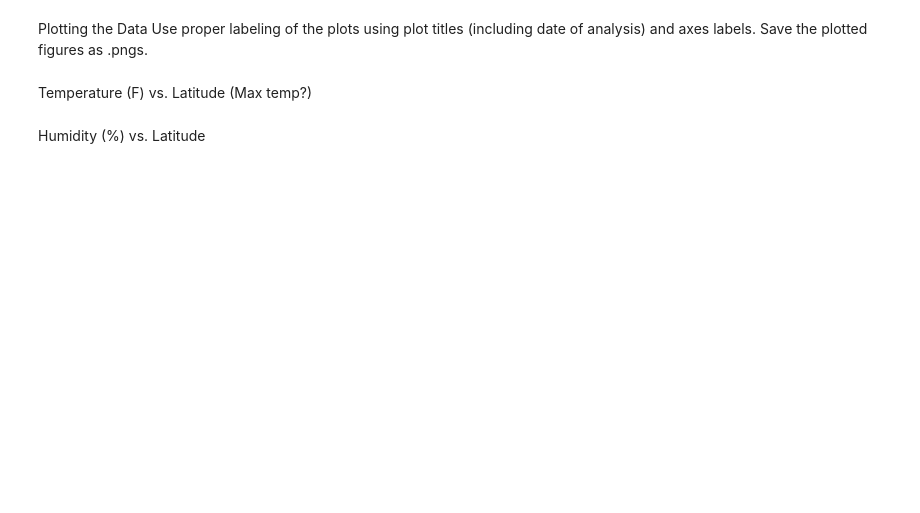
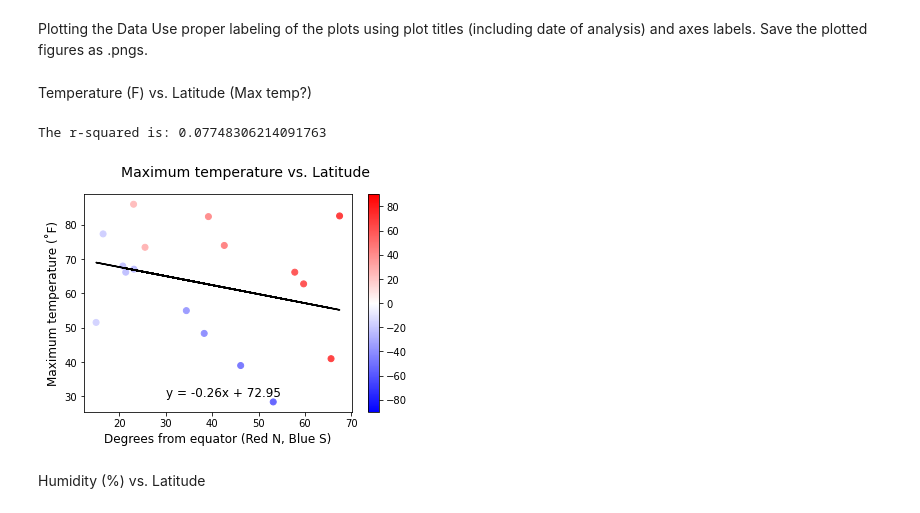
Before and after one commit to bjmacgreg/python-api-challenge, a Jupyter notebook: WeatherPy/WeatherPy.ipynb, the cells around one changed output. Cells and saved outputs as stored; diff of their text form; code cells hidden in the pictures; blank space fills up the shorter version.

```diff
--- a/WeatherPy/WeatherPy.ipynb
+++ b/WeatherPy/WeatherPy.ipynb
@@ -167,3 +193,20 @@ cities_df
 # %% [markdown]
 Inspect the data and remove the cities where the humidity > 100%.
 Skip this step if there are no cities that have humidity > 100%.
+# %%
+cities_df["Lat"] = pd.to_numeric(cities_df["Lat"])
+cities_df["Lon"] = pd.to_numeric(cities_df["Lon"])
+cities_df["Temp_C"] = pd.to_numeric(cities_df["Temp_C"])
+cities_df["Feels_like"] = pd.to_numeric(cities_df["Feels_like"])
+cities_df["Temp_min_C"] = pd.to_numeric(cities_df["Temp_min_C"])
+cities_df["Temp_max_C"] = pd.to_numeric(cities_df["Temp_max_C"])
+cities_df["Humidity"] = pd.to_numeric(cities_df["Humidity"])
+cities_df["Wind_speed_mph"] = pd.to_numeric(cities_df["Wind_speed_mph"])
+cities_df["Clouds"] = pd.to_numeric(cities_df["Clouds"])
+cities_df["Time_zone"] = pd.to_numeric(cities_df["Time_zone"])
+#cities_df.dtypes
+
+cities_df.drop(cities_df[cities_df['Humidity'] > 100].index, inplace = True)
+cities_df.drop(cities_df[cities_df['Temp_C'] == 555].index, inplace = True)
+
+cities_df
@@ -173,5 +235,37 @@ Use proper labeling of the plots using plot titles (including date of analysis)
 Save the plotted figures as .pngs.
 # %% [markdown]
 Temperature (F) vs. Latitude (Max temp?)
+# %%
+colors = plt.set_cmap('bwr')
+norm = mcolors.TwoSlopeNorm(vmin=-90, vcenter=0, vmax=90)
+
+vmin = -90
+vmax = 90
+vcenter = 0
+
+y_values = ((cities_df["Temp_max_C"]*(9/5))+32)
+x_values = abs(cities_df["Lat"])
+(slope, intercept, rvalue, pvalue, stderr) = linregress(x_values, y_values)
+regress_values = x_values * slope + intercept
+line_eq = "y = " + str(round(slope,2)) + "x + " + str(round(intercept,2))
+
+#plt.figure()
+plt.scatter(x_values,y_values, c=cities_df.Lat, cmap=colors, norm=norm)
+plt.colorbar()
+
+plt.plot(x_values,regress_values, "k-")
+plt.annotate(line_eq,(30,30),fontsize=12,color="black")
+plt.xlabel('Degrees from equator (Red N, Blue S)', size=12)
+plt.ylabel('Maximum temperature (˚F)', size=12)
+plt.suptitle('Maximum temperature vs. Latitude', size=14)
+
+#plt.ion()
+
+print(f"The r-squared is: {rvalue**2}")
+
+plt.show()
+# %% [output]
+The r-squared is: 0.07748306214091763
+[figure, added]
 # %% [markdown]
 Humidity (%) vs. Latitude
```
Also changed, not shown: parts of 13 cells of this notebook, 4 other files.
